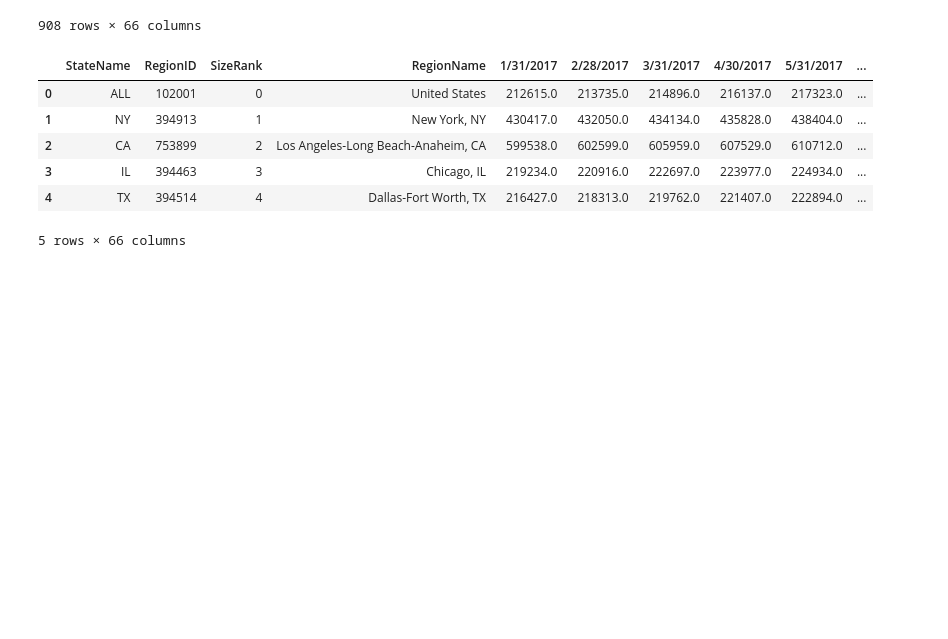
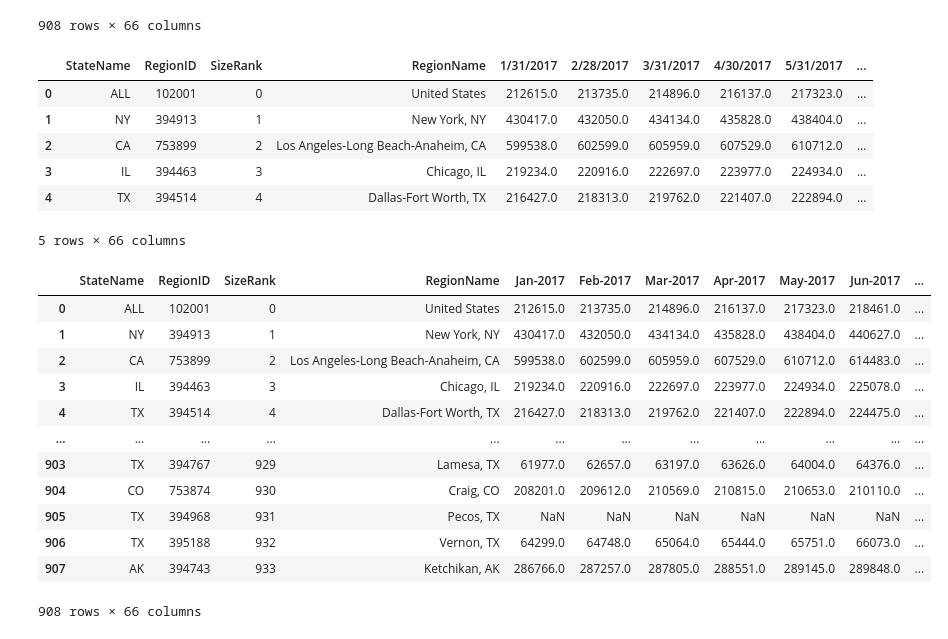
Before and after one commit to RobSalazar/Project-2, a Jupyter notebook: data_cleaning.ipynb, the cells around one changed output. Cells and saved outputs as stored; diff of their text form; code cells hidden in the pictures; blank space fills up the shorter version.

```diff
--- a/data_cleaning.ipynb
+++ b/data_cleaning.ipynb
@@ -4,8 +4,8 @@ import pandas as pd
 import datetime as dt
 # %%
 #Path to CSV files
-zillow_path = "data/zillow_data.csv"
-unem_path = "data/unem_rate.csv"
+zillow_path = "data/original/zillow_data.csv"
+unem_path = "data/original/unem_rate.csv"
 
 #Read the CSV files to create df
 zillow_data = pd.read_csv(zillow_path)
@@ -82,7 +68,7 @@ clean_combo = combo_df.drop(columns = ["index"])
 clean_combo['RegionID']= zillow_data['RegionID'].astype(int)
 
 #Reordering the dataframe to be able to unstack later easily
-df1 = clean_combo[['StateName','RegionID','SizeRank','RegionName','1/31/2017','2/28/2017','3/31/2017','4/30/2017','5/31/2017','6/30/2017','7/31/2017',
+zillow_final = clean_combo[['StateName','RegionID','SizeRank','RegionName','1/31/2017','2/28/2017','3/31/2017','4/30/2017','5/31/2017','6/30/2017','7/31/2017',
          '8/31/2017','9/30/2017','10/31/2017','11/30/2017','12/31/2017','1/31/2018','2/28/2018',
          '3/31/2018','4/30/2018','5/31/2018','6/30/2018','7/31/2018','8/31/2018','9/30/2018',
          '10/31/2018','11/30/2018','12/31/2018','1/31/2019','2/28/2019','3/31/2019','4/30/2019',
@@ -91,7 +77,7 @@ df1 = clean_combo[['StateName','RegionID','SizeRank','RegionName','1/31/2017','2
          '7/31/2020','8/31/2020','9/30/2020','10/31/2020','11/30/2020','12/31/2020','1/31/2021',
          '2/28/2021','3/31/2021','4/30/2021','5/31/2021','6/30/2021','7/31/2021','8/31/2021',
          '9/30/2021','10/31/2021','11/30/2021','12/31/2021','Totals','Average']]
-df1.head()
+zillow_final.head()
 # %% [output]
 |  | StateName | RegionID | SizeRank | RegionName | 1/31/2017 | 2/28/2017 | 3/31/2017 | 4/30/2017 | 5/31/2017 | ... |
 | 0 | ALL | 102001 | 0 | United States | 212615.0 | 213735.0 | 214896.0 | 216137.0 | 217323.0 | ... |
@@ -100,3 +86,38 @@ df1.head()
 | 3 | IL | 394463 | 3 | Chicago, IL | 219234.0 | 220916.0 | 222697.0 | 223977.0 | 224934.0 | ... |
 | 4 | TX | 394514 | 4 | Dallas-Fort Worth, TX | 216427.0 | 218313.0 | 219762.0 | 221407.0 | 222894.0 | ... |
 5 rows × 66 columns
+# %%
+#Convert the dates in the columns into datetime format
+months = pd.to_datetime(dates)
+
+#Covert above dates into abreviated month names with their respective years
+result = months.strftime('%b-%Y')
+#print(result)
+
+#Rename multiple columns at once to the result names printed above
+zillow_final.columns = ['StateName','RegionID','SizeRank','RegionName','Jan-2017', 'Feb-2017', 'Mar-2017', 'Apr-2017', 'May-2017', 'Jun-2017',
+       'Jul-2017', 'Aug-2017', 'Sep-2017', 'Oct-2017', 'Nov-2017', 'Dec-2017',
+       'Jan-2018', 'Feb-2018', 'Mar-2018', 'Apr-2018', 'May-2018', 'Jun-2018',
+       'Jul-2018', 'Aug-2018', 'Sep-2018', 'Oct-2018', 'Nov-2018', 'Dec-2018',
+       'Jan-2019', 'Feb-2019', 'Mar-2019', 'Apr-2019', 'May-2019', 'Jun-2019',
+       'Jul-2019', 'Aug-2019', 'Sep-2019', 'Oct-2019', 'Nov-2019', 'Dec-2019',
+       'Jan-2020', 'Feb-2020', 'Mar-2020', 'Apr-2020', 'May-2020', 'Jun-2020',
+       'Jul-2020', 'Aug-2020', 'Sep-2020', 'Oct-2020', 'Nov-2020', 'Dec-2020',
+       'Jan-2021', 'Feb-2021', 'Mar-2021', 'Apr-2021', 'May-2021', 'Jun-2021',
+       'Jul-2021', 'Aug-2021', 'Sep-2021', 'Oct-2021', 'Nov-2021', 'Dec-2021','Totals','Average']
+
+zillow_final
+# %% [output]
+|  | StateName | RegionID | SizeRank | RegionName | Jan-2017 | Feb-2017 | Mar-2017 | Apr-2017 | May-2017 | Jun-2017 | ... |
+| 0 | ALL | 102001 | 0 | United States | 212615.0 | 213735.0 | 214896.0 | 216137.0 | 217323.0 | 218461.0 | ... |
+| 1 | NY | 394913 | 1 | New York, NY | 430417.0 | 432050.0 | 434134.0 | 435828.0 | 438404.0 | 440627.0 | ... |
+| 2 | CA | 753899 | 2 | Los Angeles-Long Beach-Anaheim, CA | 599538.0 | 602599.0 | 605959.0 | 607529.0 | 610712.0 | 614483.0 | ... |
+| 3 | IL | 394463 | 3 | Chicago, IL | 219234.0 | 220916.0 | 222697.0 | 223977.0 | 224934.0 | 225078.0 | ... |
+| 4 | TX | 394514 | 4 | Dallas-Fort Worth, TX | 216427.0 | 218313.0 | 219762.0 | 221407.0 | 222894.0 | 224475.0 | ... |
+| ... | ... | ... | ... | ... | ... | ... | ... | ... | ... | ... | ... |
+| 903 | TX | 394767 | 929 | Lamesa, TX | 61977.0 | 62657.0 | 63197.0 | 63626.0 | 64004.0 | 64376.0 | ... |
+| 904 | CO | 753874 | 930 | Craig, CO | 208201.0 | 209612.0 | 210569.0 | 210815.0 | 210653.0 | 210110.0 | ... |
+| 905 | TX | 394968 | 931 | Pecos, TX | NaN | NaN | NaN | NaN | NaN | NaN | ... |
+| 906 | TX | 395188 | 932 | Vernon, TX | 64299.0 | 64748.0 | 65064.0 | 65444.0 | 65751.0 | 66073.0 | ... |
+| 907 | AK | 394743 | 933 | Ketchikan, AK | 286766.0 | 287257.0 | 287805.0 | 288551.0 | 289145.0 | 289848.0 | ... |
+908 rows × 66 columns
```
Also changed, not shown: parts of 2 cells of this notebook, 3 other files.
